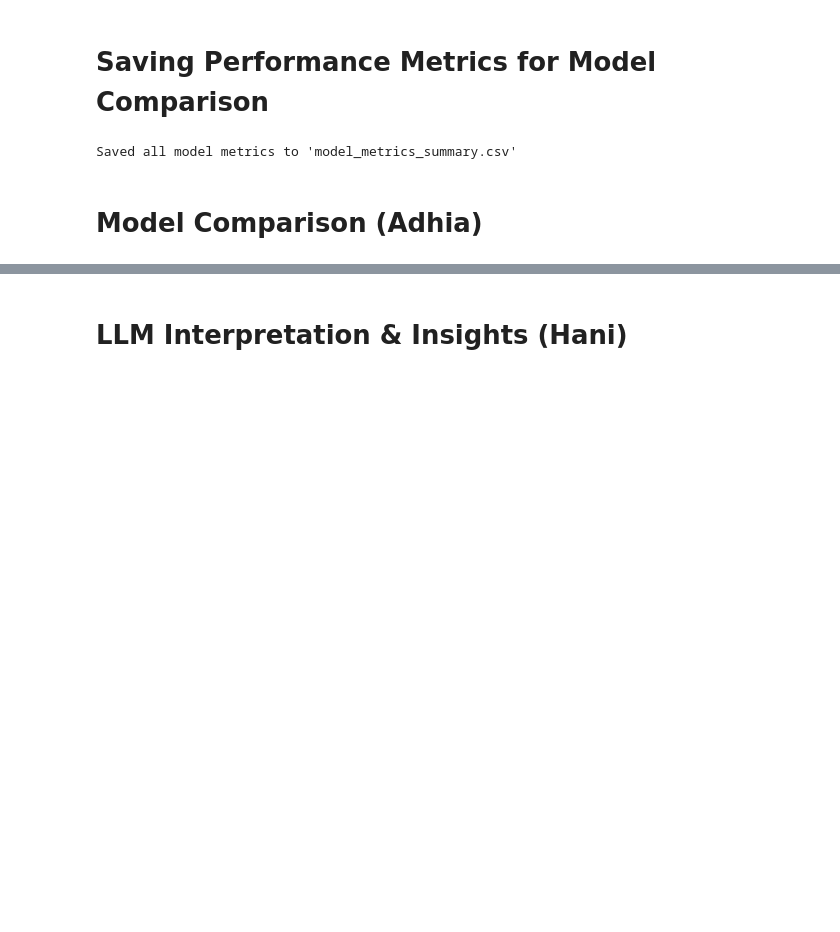
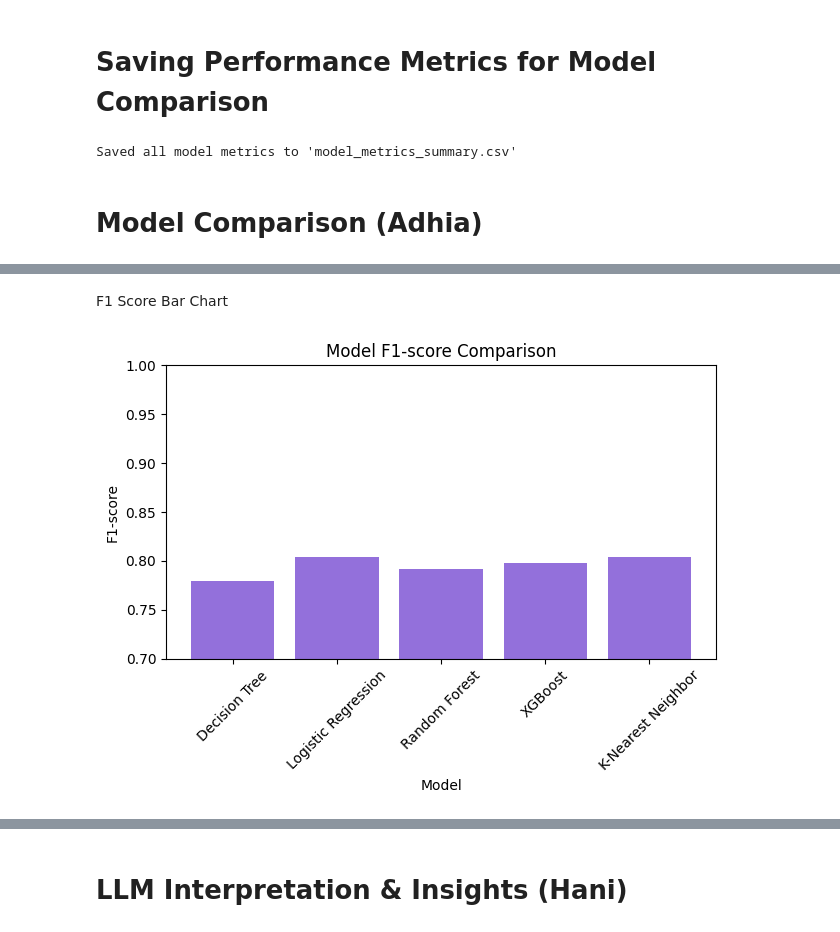
Before and after one commit to Bushraaaaaaaa/WIE3007-DMW-GroupAssignment, a Jupyter notebook: DMW_GroupProject.ipynb, the cells around one changed output, grey strips where cells are left out. Cells and saved outputs as stored; diff of their text form; code cells hidden in the pictures; blank space fills up the shorter version.

```diff
--- a/DMW_GroupProject.ipynb
+++ b/DMW_GroupProject.ipynb
@@ -921,0 +1022,14 @@ Saved all model metrics to 'model_metrics_summary.csv'
+# %% [markdown]
+F1 Score Bar Chart
+# %%
+plt.figure()
+plt.bar(metrics_df["Model"], metrics_df["F1 Score"], color="mediumpurple")
+plt.ylim(0.7, 1.0)
+plt.xticks(rotation=45)
+plt.title("Model F1-score Comparison")
+plt.xlabel("Model")
+plt.ylabel("F1-score")
+plt.tight_layout()
+plt.show()
+# %% [output]
+[figure, added]
```
Also changed, not shown: parts of 13 cells of this notebook.
